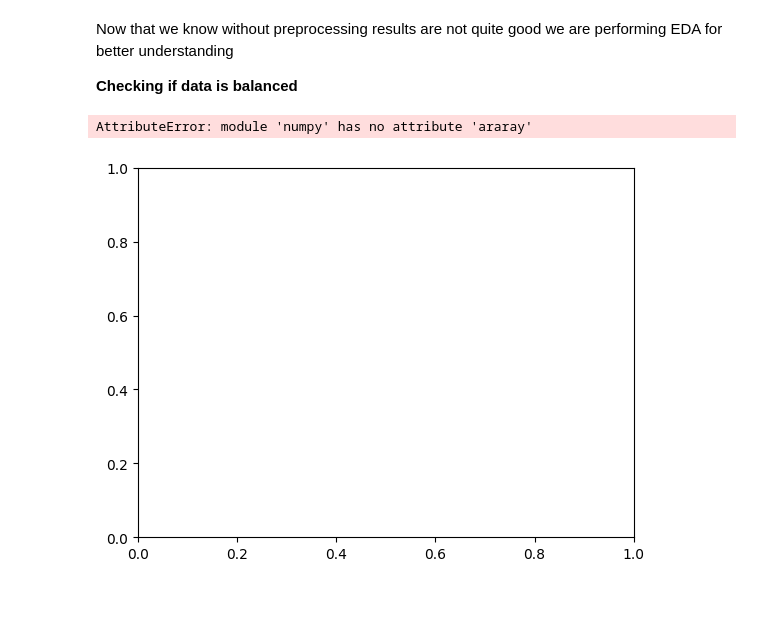
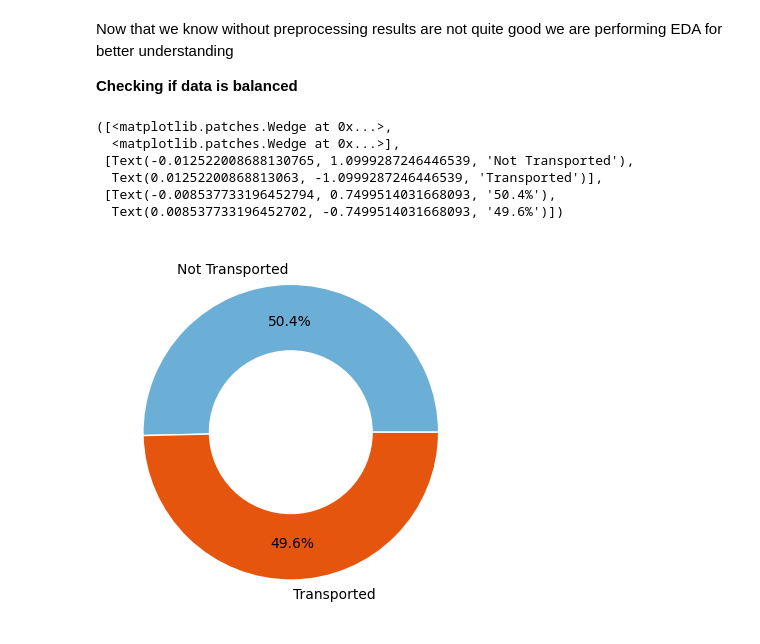
Before and after one commit to 7PAM2015-0509-23-Group7/Kaggle-Challenge, a Jupyter notebook: Kaggle_Challenge_notebook.ipynb, the cells around one changed output. Drawn from its saved outputs; the diff is of its cells as text; code cells hidden in the pictures; blank space fills up the shorter version.

```diff
--- a/Kaggle_Challenge_notebook.ipynb
+++ b/Kaggle_Challenge_notebook.ipynb
@@ -179,25 +179,30 @@ Now that we know without preprocessing results are not quite good we are perform
 # %%
 # EDA: Pie chart
 fig, ax = plt.subplots()
 cmap = plt.colormaps["tab20c"]
 outer_colors = cmap([1, 4])
 inner_colors = cmap([7, 8, 7, 8])
 size = 0.45
 pctdist = 0.75
 
 # Counts of people who were transported or not
 df_tot = train['Transported'].value_counts()
 
 # Outer pie chart (to show distribution of target variable)
 ax.pie(
-    np.araray(df_tot),
+    np.array(df_tot),
     autopct='%1.1f%%',
     pctdistance=pctdist,
     radius=1.0,
     colors=outer_colors,
     wedgeprops=dict(width=size, edgecolor='w'),
     labels=['Not Transported', 'Transported']
 )
 # %% [output]
-AttributeError: module 'numpy' has no attribute 'araray'
+([<matplotlib.patches.Wedge at 0x...>,
+  <matplotlib.patches.Wedge at 0x...>],
+ [Text(-0.012522008688130765, 1.0999287246446539, 'Not Transported'),
+  Text(0.01252200868813063, -1.0999287246446539, 'Transported')],
+ [Text(-0.008537733196452794, 0.7499514031668093, '50.4%'),
+  Text(0.008537733196452702, -0.7499514031668093, '49.6%')])
-[figure, old version]
+[figure, new version]
```
